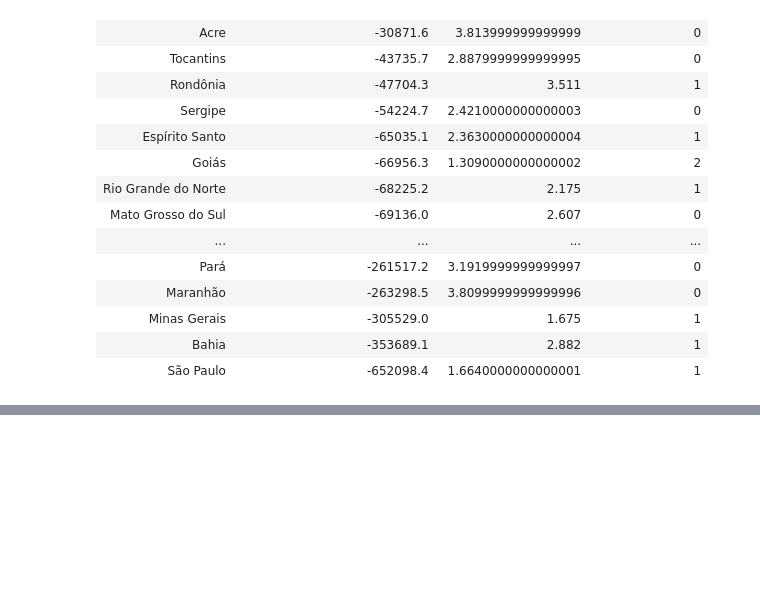
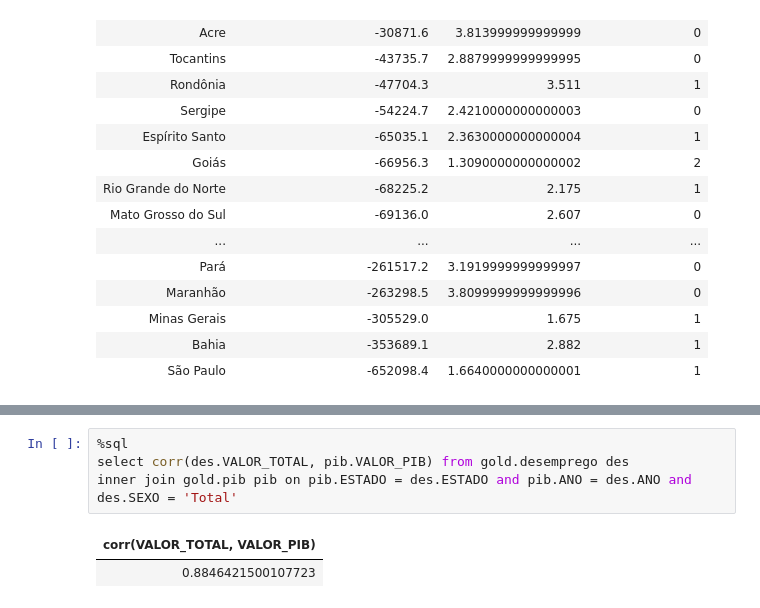
Before and after one commit to rafaelrodolfon/MVP---Engenharia-de-Dados-Brasil-em-Movimento-Futebol-PIB-e-as-Rotas-da-Migra-o-Interna, a Jupyter notebook: Codigo MVP---Engenharia-de-Dados-Brasil-em-Movimento-Futebol-PIB-e-as-Rotas-da-Migra-o-Interna.ipynb, the cells around one changed output, grey strips where cells are left out. Drawn from its saved outputs; the diff is of its cells as text; blank space fills up the shorter version.

```diff
--- a/Codigo MVP---Engenharia-de-Dados-Brasil-em-Movimento-Futebol-PIB-e-as-Rotas-da-Migra-o-Interna.ipynb
+++ b/Codigo MVP---Engenharia-de-Dados-Brasil-em-Movimento-Futebol-PIB-e-as-Rotas-da-Migra-o-Interna.ipynb
@@ -886,0 +912,7 @@ fig.show()
+# %%
+%sql
+select corr(des.VALOR_TOTAL, pib.VALOR_PIB) from gold.desemprego des
+inner join gold.pib pib on pib.ESTADO = des.ESTADO and pib.ANO = des.ANO and des.SEXO = 'Total'
+# %% [output]
+| corr(VALOR_TOTAL, VALOR_PIB) |
+| 0.8846421500107723 |
```
Also changed, not shown: parts of 30 cells of this notebook.
